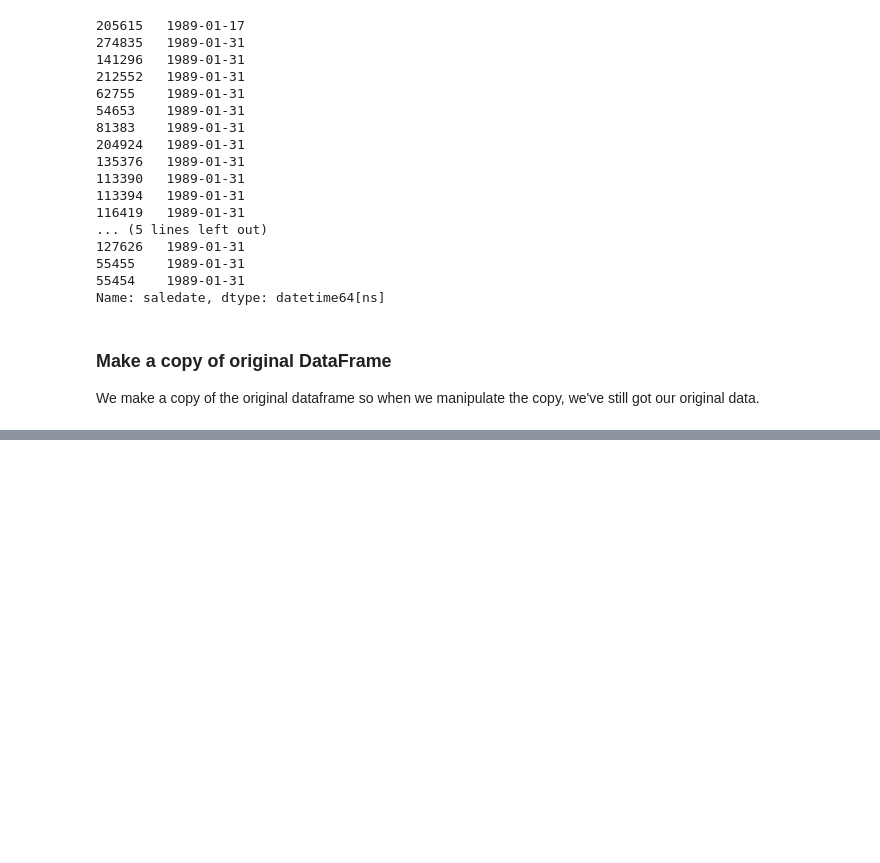
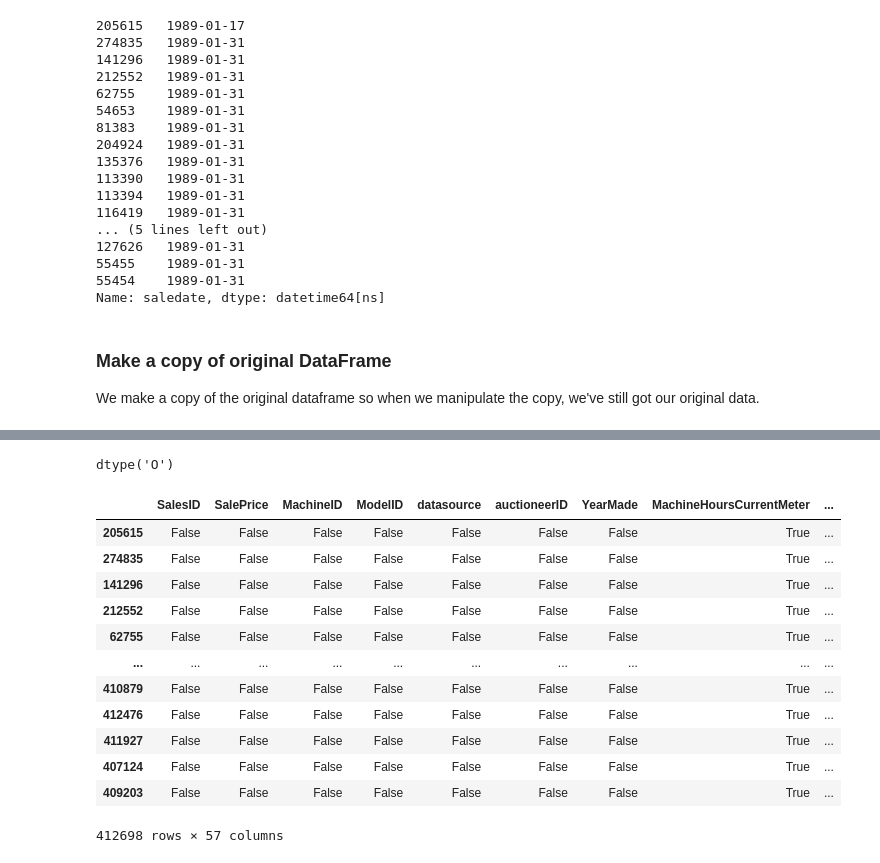
Before and after one commit to JJThoms1/end-to-end-bulldozer-regression, a Jupyter notebook: end-to-end-bulldozer-regression.ipynb, the cells around one changed output, grey strips where cells are left out. Saved outputs shown, nothing was run; the diff lists cells and outputs as text; code cells hidden in the pictures; blank space fills up the shorter version.

```diff
--- a/end-to-end-bulldozer-regression.ipynb
+++ b/end-to-end-bulldozer-regression.ipynb
@@ -243,0 +246,6 @@ df_tmp = df.copy()
+# %%
+df_tmp["saleYear"] = df_tmp.saledate.dt.year
+df_tmp["saleMonth"] = df_tmp.saledate.dt.month
+df_tmp["saleDay"] = df_tmp.saledate.dt.day
+df_tmp["saleDayOfWeek"] = df_tmp.saledate.dt.dayofweek
+df_tmp["saleDayOfYear"] = df_tmp.saledate.dt.dayofyear
@@ -243,0 +272,3 @@ df_tmp = df.copy()
+# %%
+# Now we've enriched our DataFrame with date time features, we can remove 'saledate'.
+df_tmp.drop("saledate", axis=1,  inplace=True)
@@ -243,0 +330,20 @@ df_tmp = df.copy()
+# %%
+df_tmp["UsageBand"].dtype
+# %% [output]
+dtype('O')
+# %%
+df_tmp.isna()
+# %% [output]
+|  | SalesID | SalePrice | MachineID | ModelID | datasource | auctioneerID | YearMade | MachineHoursCurrentMeter | ... |
+| 205615 | False | False | False | False | False | False | False | True | ... |
+| 274835 | False | False | False | False | False | False | False | True | ... |
+| 141296 | False | False | False | False | False | False | False | True | ... |
+| 212552 | False | False | False | False | False | False | False | True | ... |
+| 62755 | False | False | False | False | False | False | False | True | ... |
+| ... | ... | ... | ... | ... | ... | ... | ... | ... | ... |
+| 410879 | False | False | False | False | False | False | False | True | ... |
+| 412476 | False | False | False | False | False | False | False | True | ... |
+| 411927 | False | False | False | False | False | False | False | True | ... |
+| 407124 | False | False | False | False | False | False | False | True | ... |
+| 409203 | False | False | False | False | False | False | False | True | ... |
+412698 rows × 57 columns
```
Also changed, not shown: parts of 23 cells of this notebook.
